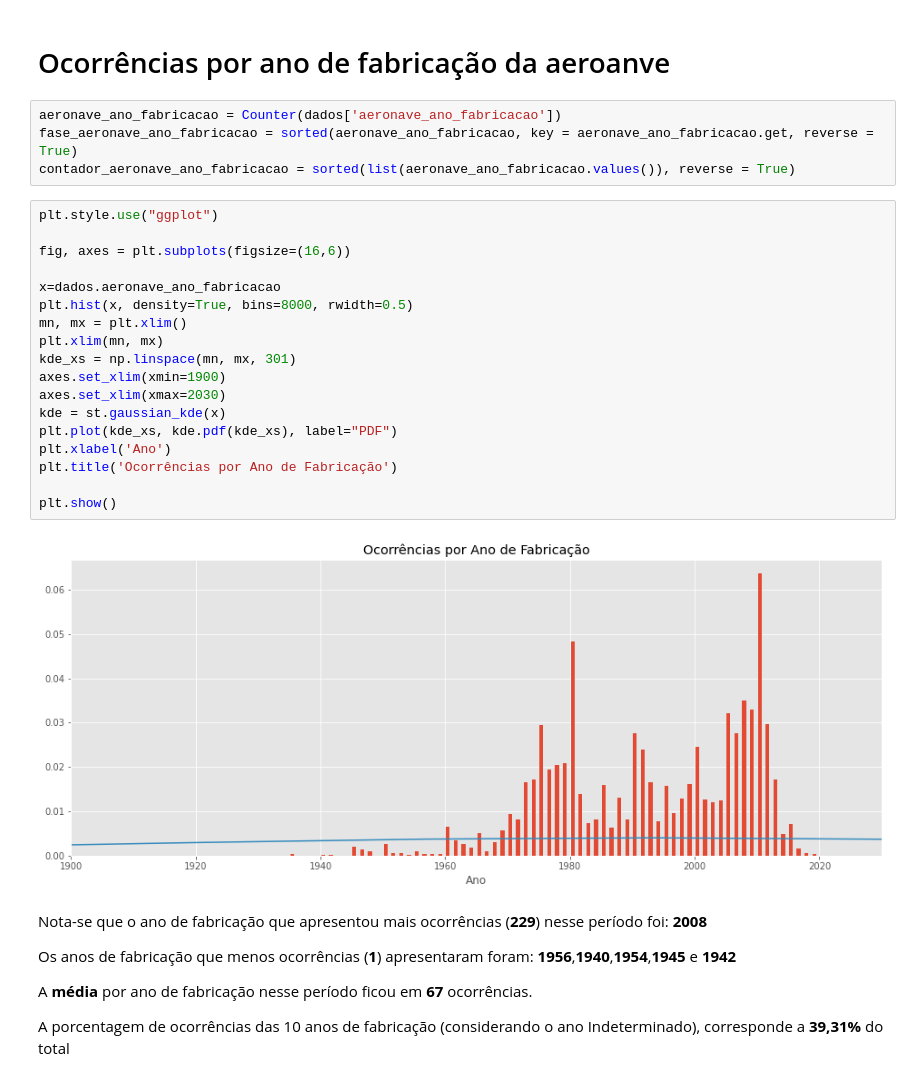
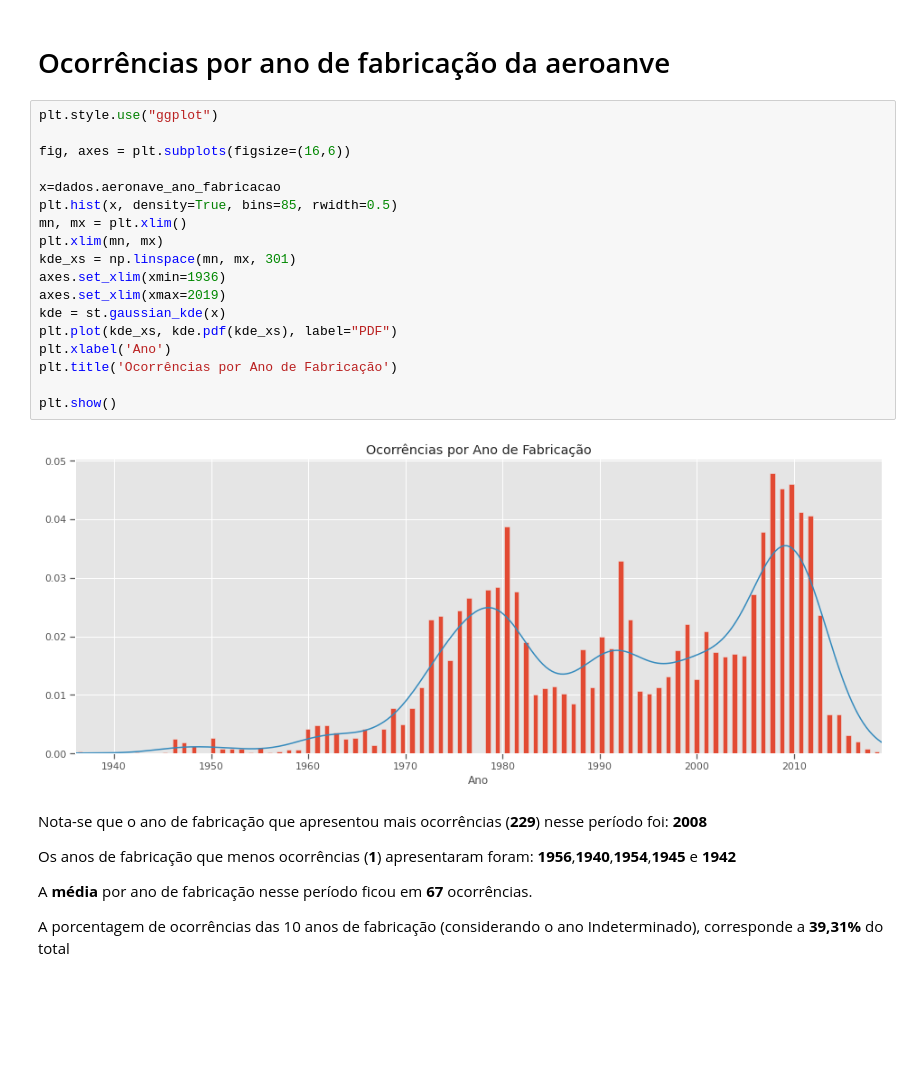
Before and after one commit to rochawennis/Projeto_Integrador_2021, a Jupyter notebook: Acidentes_Aéreos_Ocorridos_no_Brasil_de_2010_a_2019.ipynb, the cells around one changed output. Cells and saved outputs as stored; diff of their text form; blank space fills up the shorter version.

```diff
--- a/Acidentes_Aéreos_Ocorridos_no_Brasil_de_2010_a_2019.ipynb
+++ b/Acidentes_Aéreos_Ocorridos_no_Brasil_de_2010_a_2019.ipynb
@@ -447,30 +447,26 @@ A **média** por fase nesse período ficou em **163** ocorrências.
 A porcentagem de ocorrências das 10 fases do voo corresponde a 87% do total
 # %% [markdown]
 # Ocorrências por ano de fabricação da aeroanve
-# %%
-aeronave_ano_fabricacao = Counter(dados['aeronave_ano_fabricacao'])
-fase_aeronave_ano_fabricacao = sorted(aeronave_ano_fabricacao, key = aeronave_ano_fabricacao.get, reverse = True)
-contador_aeronave_ano_fabricacao = sorted(list(aeronave_ano_fabricacao.values()), reverse = True)
 # %%
 plt.style.use("ggplot")
 
 fig, axes = plt.subplots(figsize=(16,6))
 
 x=dados.aeronave_ano_fabricacao
-plt.hist(x, density=True, bins=8000, rwidth=0.5)
+plt.hist(x, density=True, bins=85, rwidth=0.5)
 mn, mx = plt.xlim()
 plt.xlim(mn, mx)
 kde_xs = np.linspace(mn, mx, 301)
-axes.set_xlim(xmin=1900)
-axes.set_xlim(xmax=2030)
+axes.set_xlim(xmin=1936)
+axes.set_xlim(xmax=2019)
 kde = st.gaussian_kde(x)
 plt.plot(kde_xs, kde.pdf(kde_xs), label="PDF")
 plt.xlabel('Ano')
 plt.title('Ocorrências por Ano de Fabricação')
 
 plt.show()
 # %% [output]
-[figure, old version]
+[figure, new version]
 # %% [markdown]
 Nota-se que o ano de fabricação que apresentou mais ocorrências (**229**) nesse período foi: **2008**
 
```
